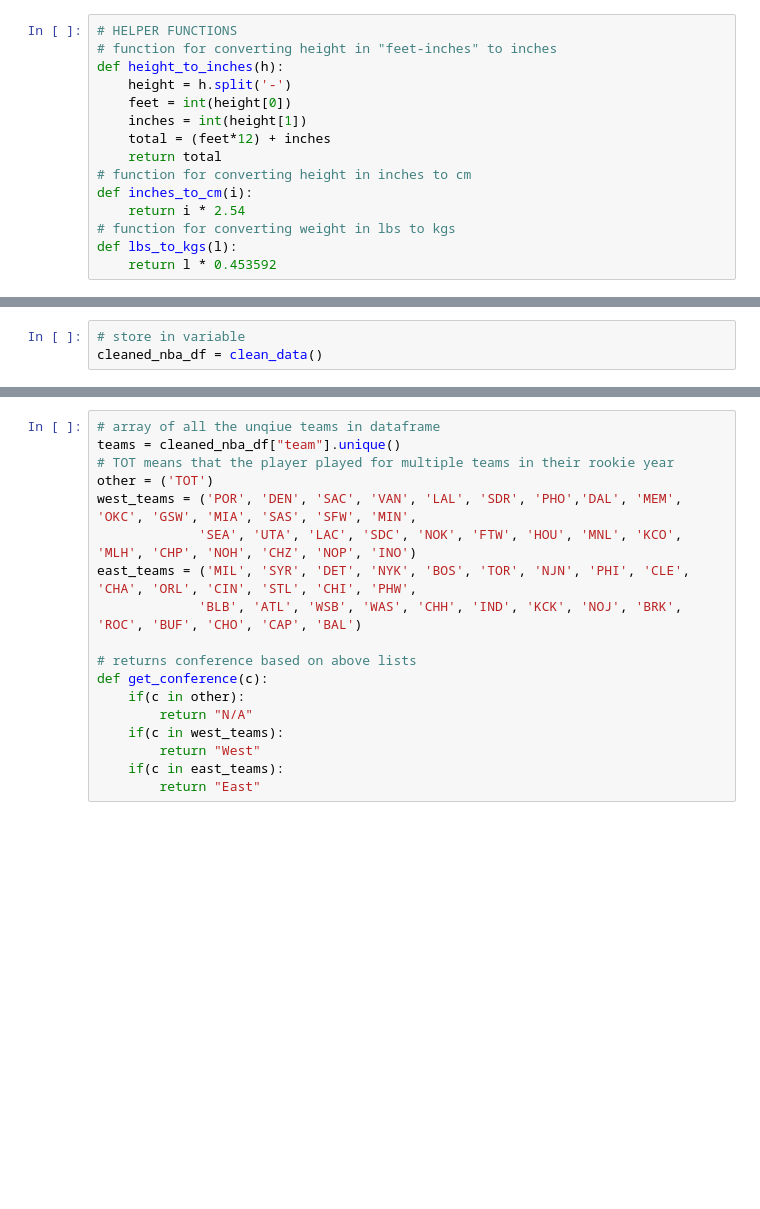
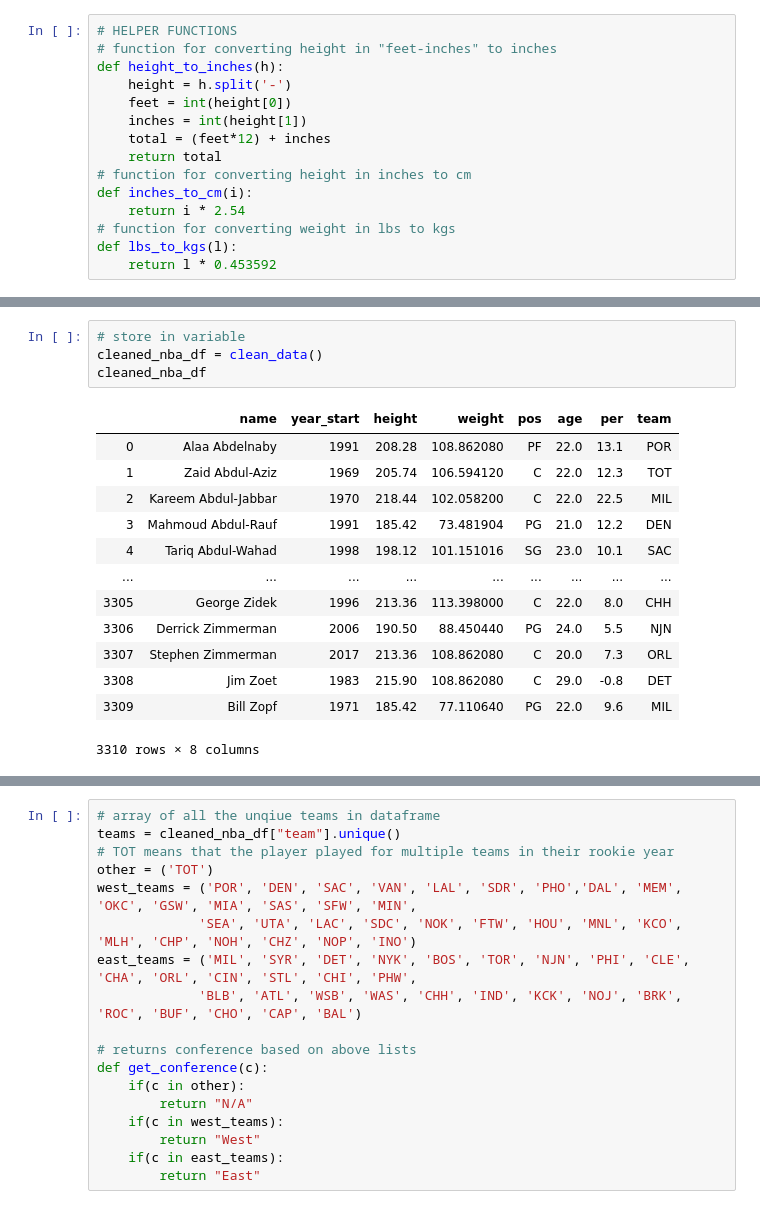
Before and after one commit to nickhil-tekwani/NBA-Data-ML-Model, a Jupyter notebook: DS3000_FP4_Group19.ipynb, the cells around one changed output, grey strips where cells are left out. Drawn from its saved outputs; the diff is of its cells as text; blank space fills up the shorter version.

```diff
--- a/DS3000_FP4_Group19.ipynb
+++ b/DS3000_FP4_Group19.ipynb
@@ -185,4 +194,19 @@ def clean_data():
 # %%
 # store in variable
 cleaned_nba_df = clean_data()
+cleaned_nba_df
+# %% [output]
+|  | name | year_start | height | weight | pos | age | per | team |
+| 0 | Alaa Abdelnaby | 1991 | 208.28 | 108.862080 | PF | 22.0 | 13.1 | POR |
+| 1 | Zaid Abdul-Aziz | 1969 | 205.74 | 106.594120 | C | 22.0 | 12.3 | TOT |
+| 2 | Kareem Abdul-Jabbar | 1970 | 218.44 | 102.058200 | C | 22.0 | 22.5 | MIL |
+| 3 | Mahmoud Abdul-Rauf | 1991 | 185.42 | 73.481904 | PG | 21.0 | 12.2 | DEN |
+| 4 | Tariq Abdul-Wahad | 1998 | 198.12 | 101.151016 | SG | 23.0 | 10.1 | SAC |
+| ... | ... | ... | ... | ... | ... | ... | ... | ... |
+| 3305 | George Zidek | 1996 | 213.36 | 113.398000 | C | 22.0 | 8.0 | CHH |
+| 3306 | Derrick Zimmerman | 2006 | 190.50 | 88.450440 | PG | 24.0 | 5.5 | NJN |
+| 3307 | Stephen Zimmerman | 2017 | 213.36 | 108.862080 | C | 20.0 | 7.3 | ORL |
+| 3308 | Jim Zoet | 1983 | 215.90 | 108.862080 | C | 29.0 | -0.8 | DET |
+| 3309 | Bill Zopf | 1971 | 185.42 | 77.110640 | PG | 22.0 | 9.6 | MIL |
+3310 rows × 8 columns
 # %% [markdown]
```
Also changed, not shown: parts of 42 cells of this notebook, 2 other files.
